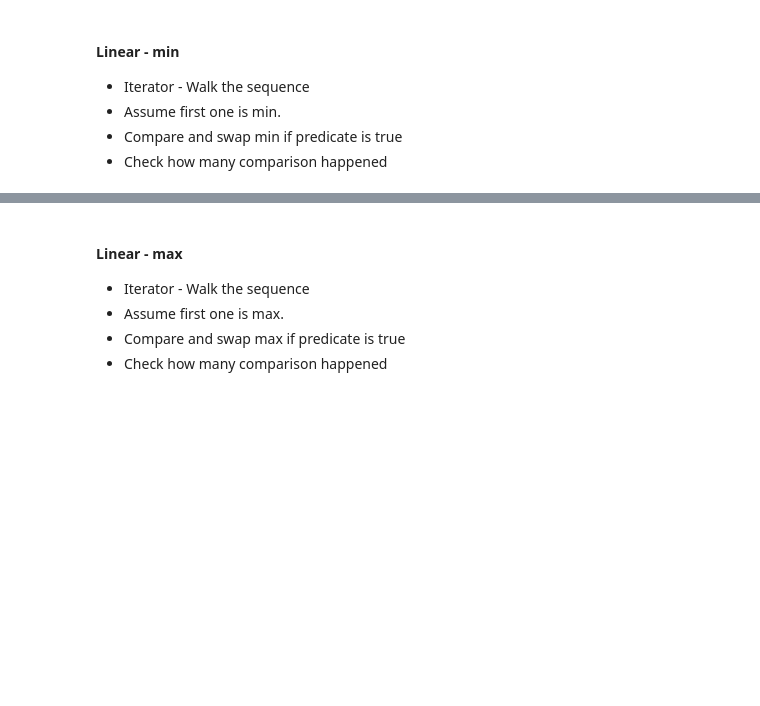
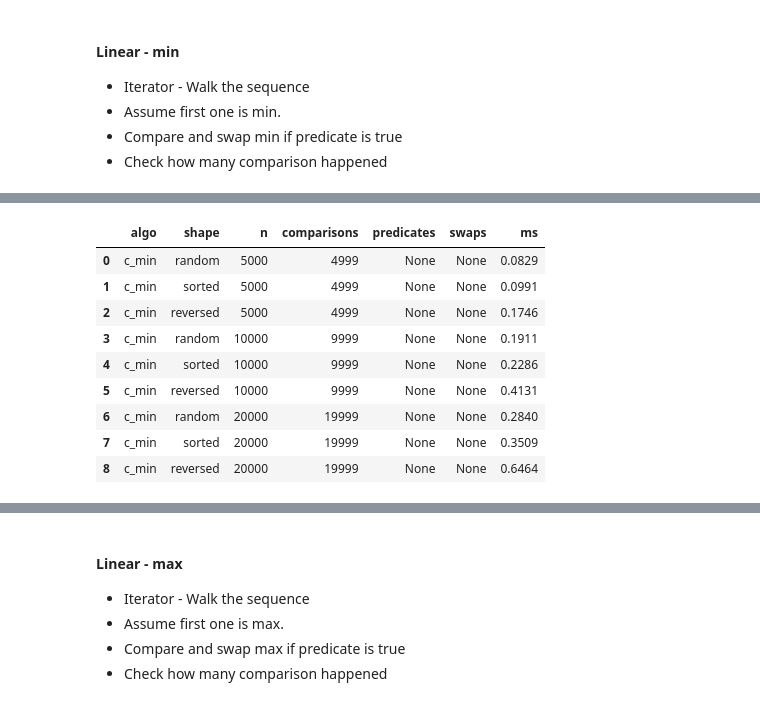
Before and after one commit to gophry/programming-first-principles, a Jupyter notebook: nbs/02_sequences/03_algorithms-101/01_cost-complexity.ipynb, the cells around one changed output, grey strips where cells are left out. Cells and saved outputs as stored; diff of their text form; code cells hidden in the pictures; blank space fills up the shorter version.

```diff
--- a/nbs/02_sequences/03_algorithms-101/01_cost-complexity.ipynb
+++ b/nbs/02_sequences/03_algorithms-101/01_cost-complexity.ipynb
@@ -37,15 +52,13 @@ f'{sum(nums) = }'
 def c_min(seq):
   #Iterator to walk over the sequence
   it = iter(seq)
-  cmp = 0
   # Assume first element as min
   winner = next(it)
   # walk over rest to compare
   for val in it:
-    cmp += 1
     if val < winner:
       winner = val
-  return winner, cmp
+  return winner
 # %%
 f'{c_min(nums) = }'
 f'{min(nums) = }'
@@ -54 +67,21 @@ f'{min(nums) = }'
 'min(nums) = 2'
+# %%
+min_linear = Cost(repeats=5)
+_ = min_linear.scale(
+    c_min,
+    args=lambda data: (),
+    sizes=(5_000, 10_000, 20_000),
+    operations=('comparisons', 'ms'),
+)
+min_linear.frame
+# %% [output]
+|  | algo | shape | n | comparisons | predicates | swaps | ms |
+| 0 | c_min | random | 5000 | 4999 | None | None | 0.0829 |
+| 1 | c_min | sorted | 5000 | 4999 | None | None | 0.0991 |
+| 2 | c_min | reversed | 5000 | 4999 | None | None | 0.1746 |
+| 3 | c_min | random | 10000 | 9999 | None | None | 0.1911 |
+| 4 | c_min | sorted | 10000 | 9999 | None | None | 0.2286 |
+| 5 | c_min | reversed | 10000 | 9999 | None | None | 0.4131 |
+| 6 | c_min | random | 20000 | 19999 | None | None | 0.2840 |
+| 7 | c_min | sorted | 20000 | 19999 | None | None | 0.3509 |
+| 8 | c_min | reversed | 20000 | 19999 | None | None | 0.6464 |
```
Also changed, not shown: parts of 21 cells of this notebook, 26 other files.
